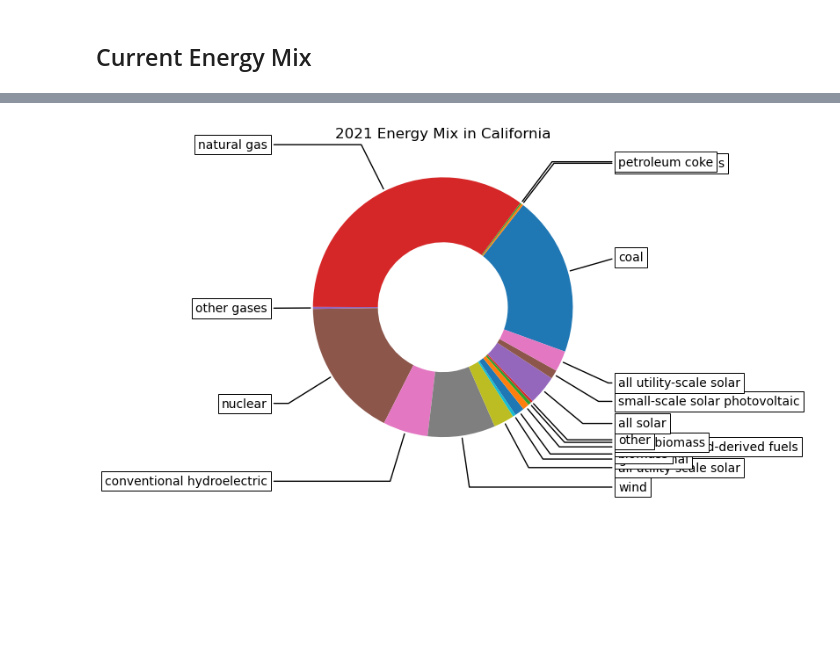
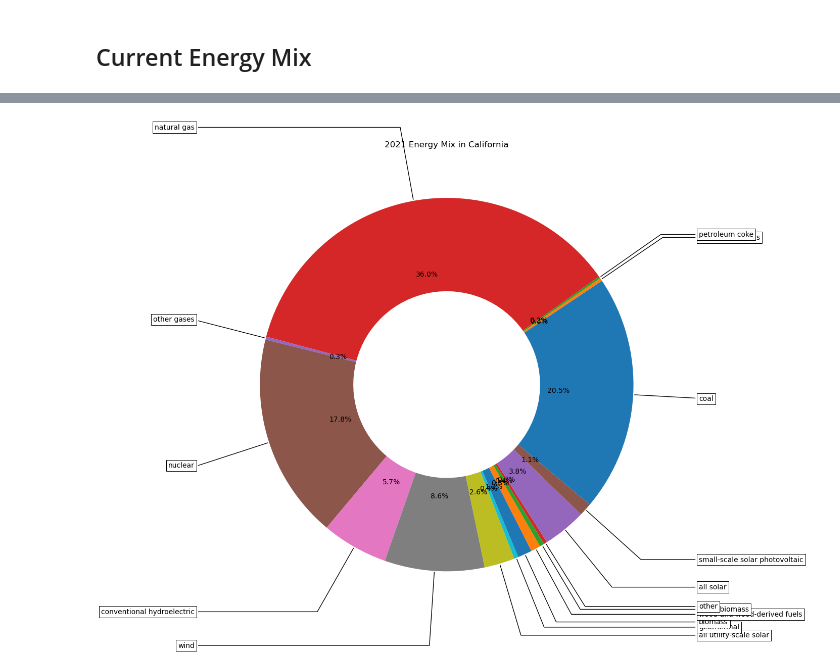
Before and after one commit to AlexandreSeb97/CIV190-Fall22-FinalProject, a Jupyter notebook: analysis_notebook.ipynb, the cells around one changed output, grey strips where cells are left out. Saved outputs shown, nothing was run; the diff lists cells and outputs as text; code cells hidden in the pictures; blank space fills up the shorter version.

Commit message:
more preliminary plots

```diff
--- a/analysis_notebook.ipynb
+++ b/analysis_notebook.ipynb
@@ -110,8 +110,10 @@ b = np.arange(2001, 2022)
 columns = np.append(a, b)
 netgen_df.columns = columns
 netgen_df = netgen_df.reset_index()
-netgen_df = netgen_df.drop(columns=['index', 'Units'])
+netgen_df = netgen_df.drop(columns=['index', 'Units', 'Source Key'])
 netgen_df = netgen_df.fillna(0)
+netgen_df = netgen_df.replace(to_replace='--', value=0)
+netgen_df = netgen_df[:-1]
 
 netgen_df['Net Generation Sources'] = netgen_df['Net Generation Sources'].str.replace(r'United States : ', '', regex=True)
 
@@ -132,25 +134,25 @@ netgen_df = netgen_df[~(netgen_df['Net Generation Sources'] == 'other renewables
 
 no_storage = netgen_df[~(netgen_df['Net Generation Sources'] == 'hydro-electric pumped storage')]
 # %%
-fig, ax = plt.subplots()
+fig, ax = plt.subplots(figsize=(12,12))
 
-wedges, pie = ax.pie(no_storage['2021'], wedgeprops=dict(width=0.5), startangle=-20)
+wedges, pie, prct = ax.pie(no_storage['2021'], wedgeprops=dict(width=0.5), startangle=-40, autopct='%1.1f%%')
 
 bbox_props = dict(boxstyle="square,pad=0.3", fc="w", ec="k", lw=0.72)
 kw = dict(arrowprops=dict(arrowstyle="-"),
           bbox=bbox_props, zorder=0, va="center")
 
 for i, p in enumerate(wedges):
     ang = (p.theta2 - p.theta1)/2. + p.theta1
     y = np.sin(np.deg2rad(ang))
     x = np.cos(np.deg2rad(ang))
     horizontalalignment = {-1: "right", 1: "left"}[int(np.sign(x))]
     connectionstyle = "angle,angleA=0,angleB={}".format(ang)
     kw["arrowprops"].update({"connectionstyle": connectionstyle})
     ax.annotate(no_storage['Net Generation Sources'].iloc[i], xy=(x, y), xytext=(1.35*np.sign(x), 1.4*y),
                 horizontalalignment=horizontalalignment, **kw)
 
 ax.set_title('2021 Energy Mix in California')
 plt.show()
 # %% [output]
-[figure, old version]
+[figure, new version]
```
Also changed, not shown: parts of 11 cells of this notebook.
